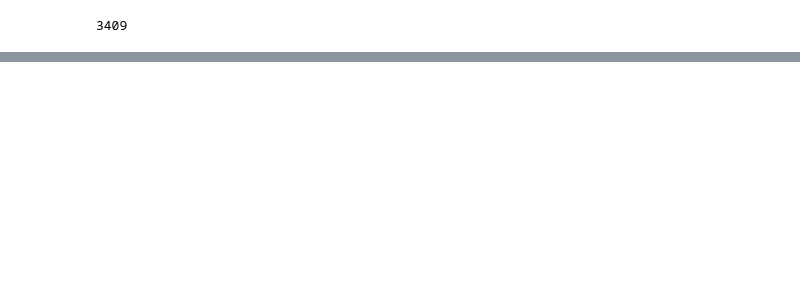
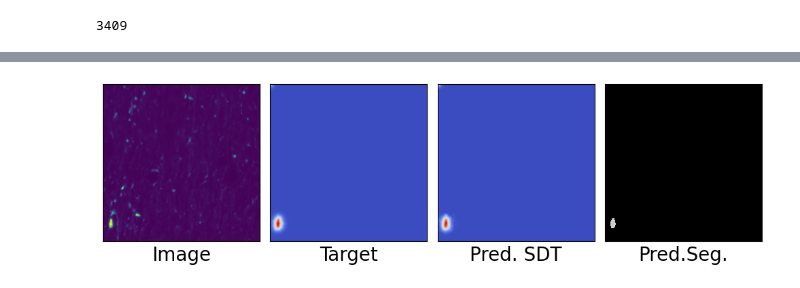
Before and after one commit to LDM-labstuff/masketeers, a Jupyter notebook: notebooks/nft_pb_dataloader.ipynb, the cells around one changed output, grey strips where cells are left out. Cells and saved outputs as stored; diff of their text form; code cells hidden in the pictures; blank space fills up the shorter version.

```diff
--- a/notebooks/nft_pb_dataloader.ipynb
+++ b/notebooks/nft_pb_dataloader.ipynb
@@ -563,0 +753,4 @@ print ("Training completed!")
+# %%
+plot_four(image, sdt, pred, mask)
+# %% [output]
+[figure, added]
```
Also changed, not shown: parts of 14 cells of this notebook.
